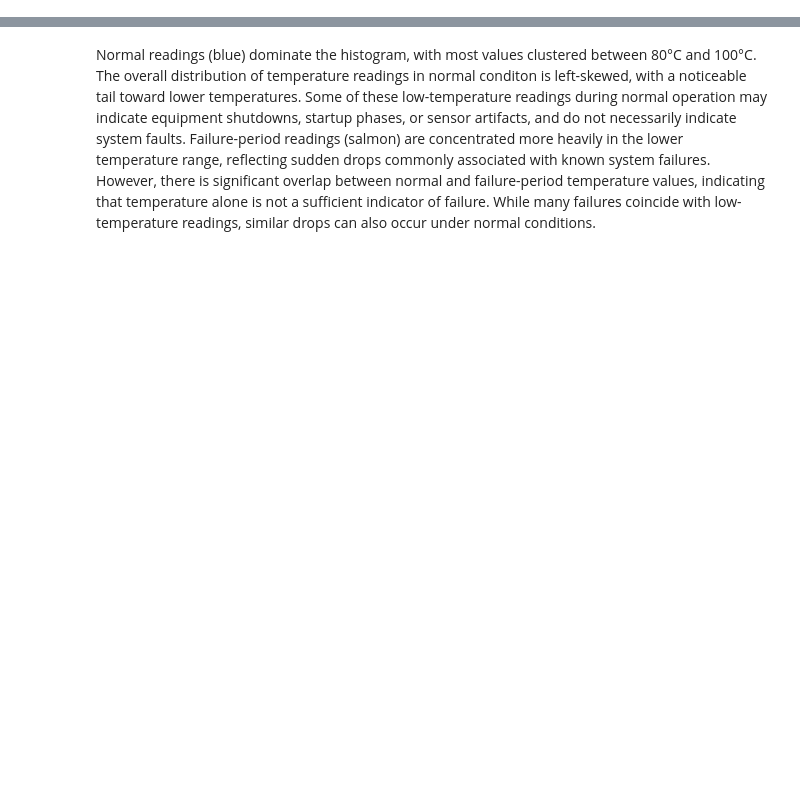
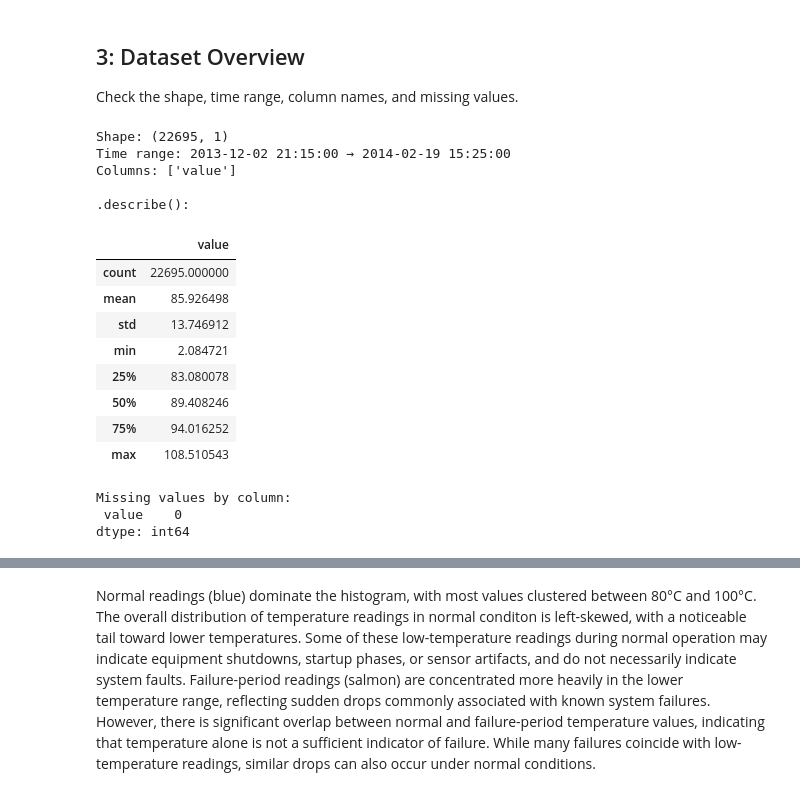
Before and after one commit to hjalalin/nab-anomaly-detection, a Jupyter notebook: notebooks/machine_temperature/01_exploration.ipynb, the cells around one changed output, grey strips where cells are left out. Drawn from its saved outputs; the diff is of its cells as text; code cells hidden in the pictures; blank space fills up the shorter version.

```diff
--- a/notebooks/machine_temperature/01_exploration.ipynb
+++ b/notebooks/machine_temperature/01_exploration.ipynb
@@ -17,0 +52,32 @@ warnings.filterwarnings("ignore", category=FutureWarning)
+# %% [markdown]
+## 3: Dataset Overview
+
+Check the shape, time range, column names, and missing values.
+# %%
+print("Shape:", df.shape)
+print("Time range:", df.index.min(), "→", df.index.max())
+print("Columns:", list(df.columns))
+
+print("\n.describe():")
+display(df.describe())
+
+
+print("\nMissing values by column:\n", df.isna().sum())
+# %% [output]
+Shape: (22695, 1)
+Time range: 2013-12-02 21:15:00 → 2014-02-19 15:25:00
+Columns: ['value']
+
+.describe():
+|  | value |
+| count | 22695.000000 |
+| mean | 85.926498 |
+| std | 13.746912 |
+| min | 2.084721 |
+| 25% | 83.080078 |
+| 50% | 89.408246 |
+| 75% | 94.016252 |
+| max | 108.510543 |
+Missing values by column:
+ value    0
+dtype: int64
```
Also changed, not shown: parts of 22 cells of this notebook, 6 other files.
